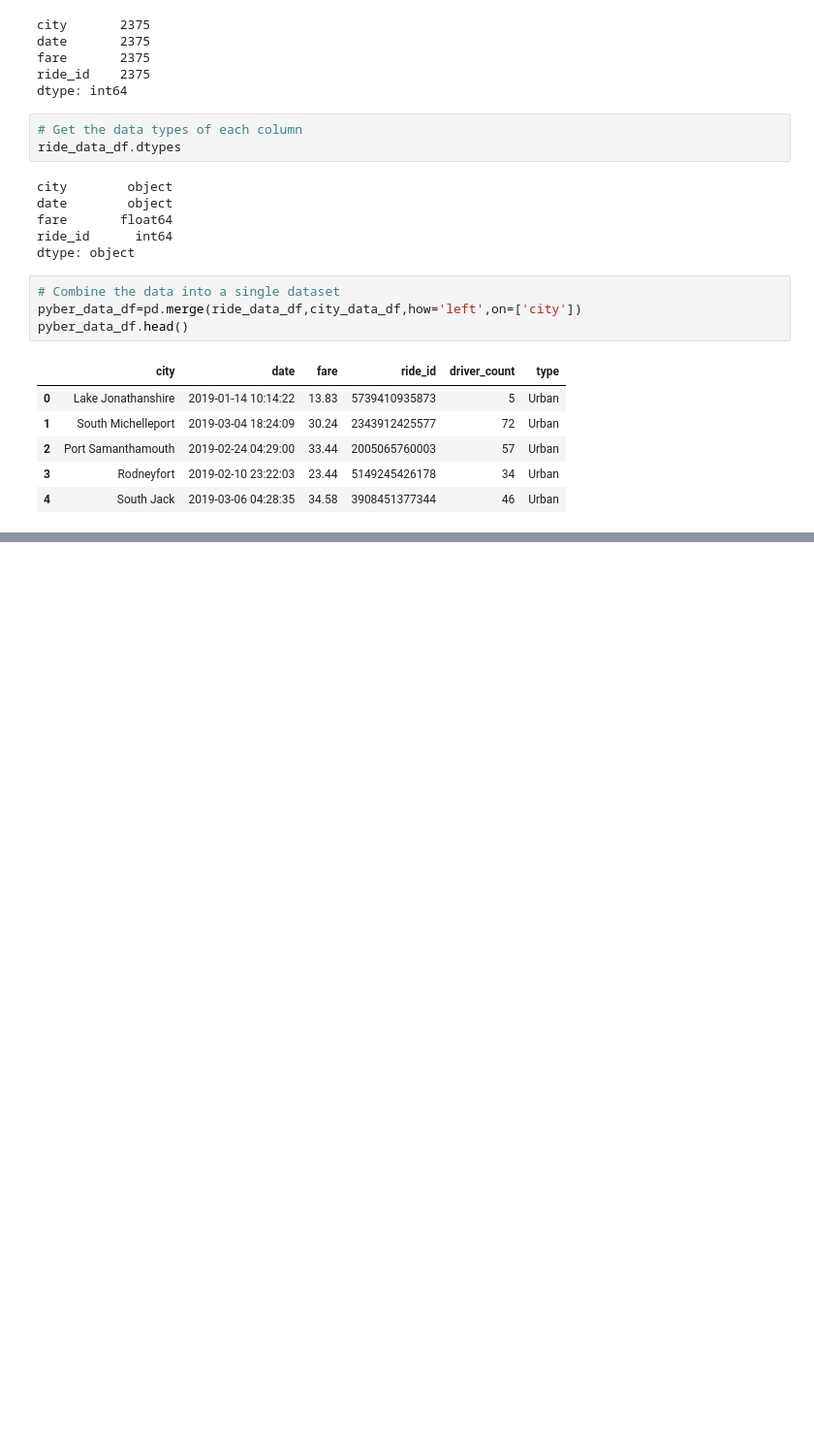
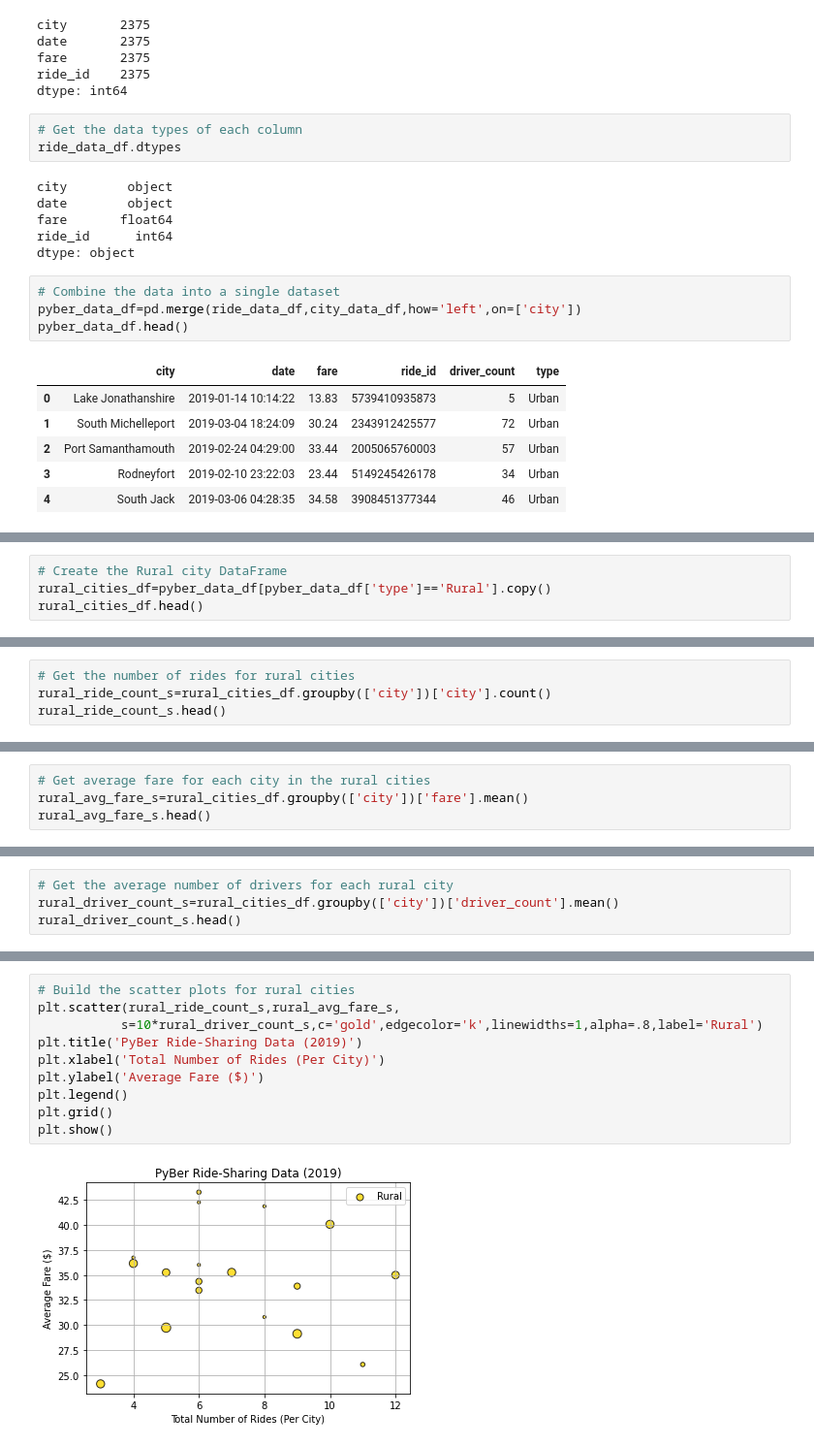
Before and after one commit to Ry-Avery/PyBer_Analysis, a Jupyter notebook: PyBer.ipynb, the cells around one changed output, grey strips where cells are left out. Shown at 97% size. Cells and saved outputs as stored; diff of their text form; blank space fills up the shorter version.

```diff
--- a/PyBer.ipynb
+++ b/PyBer.ipynb
@@ -88,0 +111,4 @@ pyber_data_df.head()
+# %%
+# Create the Rural city DataFrame
+rural_cities_df=pyber_data_df[pyber_data_df['type']=='Rural'].copy()
+rural_cities_df.head()
@@ -88,0 +146,4 @@ pyber_data_df.head()
+# %%
+# Get the number of rides for rural cities
+rural_ride_count_s=rural_cities_df.groupby(['city'])['city'].count()
+rural_ride_count_s.head()
@@ -88,0 +182,4 @@ pyber_data_df.head()
+# %%
+# Get average fare for each city in the rural cities
+rural_avg_fare_s=rural_cities_df.groupby(['city'])['fare'].mean()
+rural_avg_fare_s.head()
@@ -88,0 +218,4 @@ pyber_data_df.head()
+# %%
+# Get the average number of drivers for each rural city
+rural_driver_count_s=rural_cities_df.groupby(['city'])['driver_count'].mean()
+rural_driver_count_s.head()
@@ -88,0 +254,12 @@ pyber_data_df.head()
+# %%
+# Build the scatter plots for rural cities
+plt.scatter(rural_ride_count_s,rural_avg_fare_s,
+           s=10*rural_driver_count_s,c='gold',edgecolor='k',linewidths=1,alpha=.8,label='Rural')
+plt.title('PyBer Ride-Sharing Data (2019)')
+plt.xlabel('Total Number of Rides (Per City)')
+plt.ylabel('Average Fare ($)')
+plt.legend()
+plt.grid()
+plt.show()
+# %% [output]
+[figure, added]
```
Also changed, not shown: parts of 15 cells of this notebook, 1 other file.
